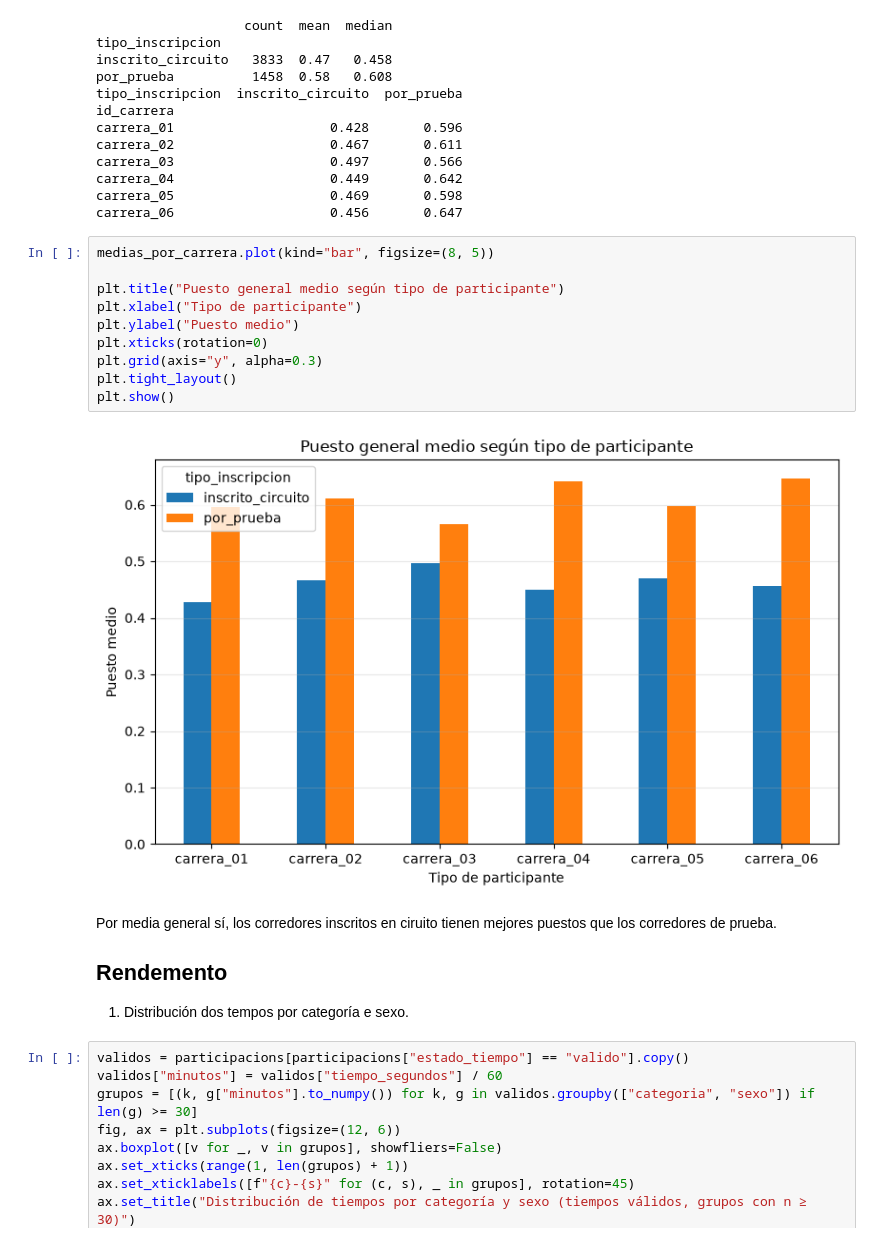
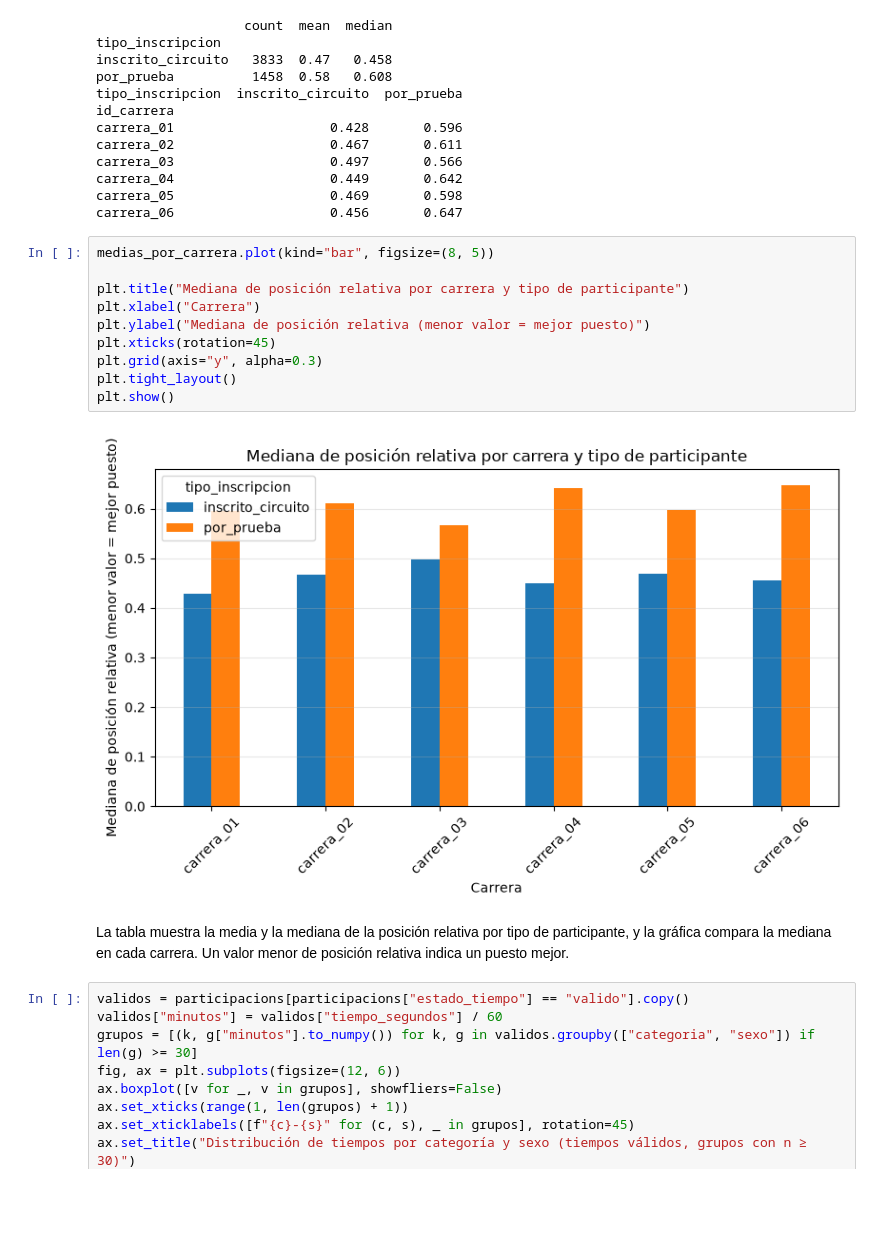
Before and after one commit to davidfernandowirtz/p2-coruna-corre, a Jupyter notebook: notebooks/04_analisis_base.ipynb, the cells around one changed output. Saved outputs shown, nothing was run; the diff lists cells and outputs as text; blank space fills up the shorter version.

```diff
--- a/notebooks/04_analisis_base.ipynb
+++ b/notebooks/04_analisis_base.ipynb
@@ -363,21 +375,17 @@ carrera_06                    0.456       0.647
 # %%
 medias_por_carrera.plot(kind="bar", figsize=(8, 5))
 
-plt.title("Puesto general medio según tipo de participante")
-plt.xlabel("Tipo de participante")
-plt.ylabel("Puesto medio")
-plt.xticks(rotation=0)
+plt.title("Mediana de posición relativa por carrera y tipo de participante")
+plt.xlabel("Carrera")
+plt.ylabel("Mediana de posición relativa (menor valor = mejor puesto)")
+plt.xticks(rotation=45)
 plt.grid(axis="y", alpha=0.3)
 plt.tight_layout()
 plt.show()
 # %% [output]
-[figure, old version]
+[figure, new version]
 # %% [markdown]
-Por media general sí, los corredores inscritos en ciruito tienen mejores puestos que los corredores de prueba.
-
-## Rendemento
-
-1. Distribución dos tempos por categoría e sexo.
+La tabla muestra la media y la mediana de la posición relativa por tipo de participante, y la gráfica compara la mediana en cada carrera. Un valor menor de posición relativa indica un puesto mejor.
 # %%
 validos = participacions[participacions["estado_tiempo"] == "valido"].copy()
 validos["minutos"] = validos["tiempo_segundos"] / 60
```
Also changed, not shown: parts of 9 cells of this notebook.
